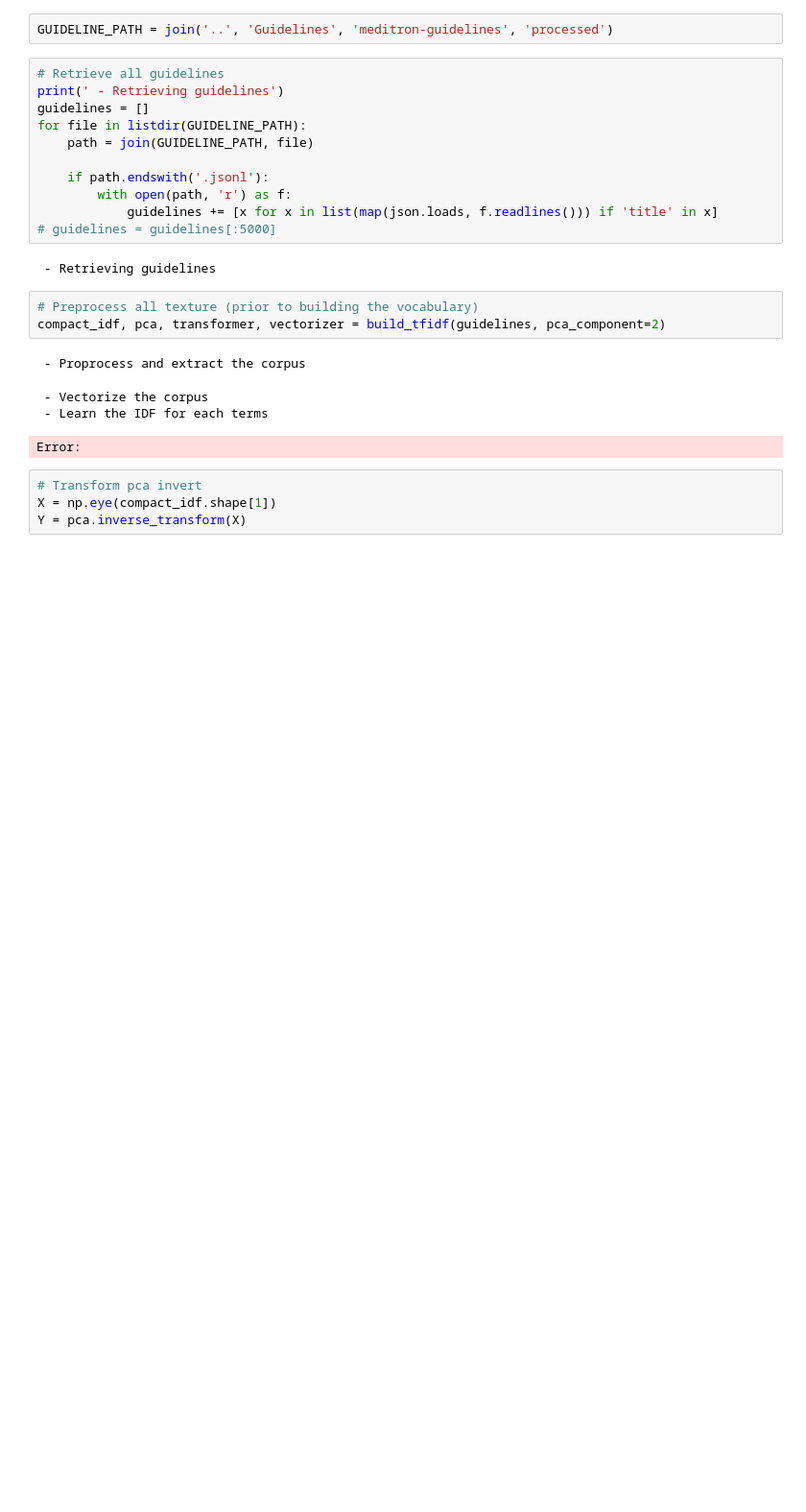
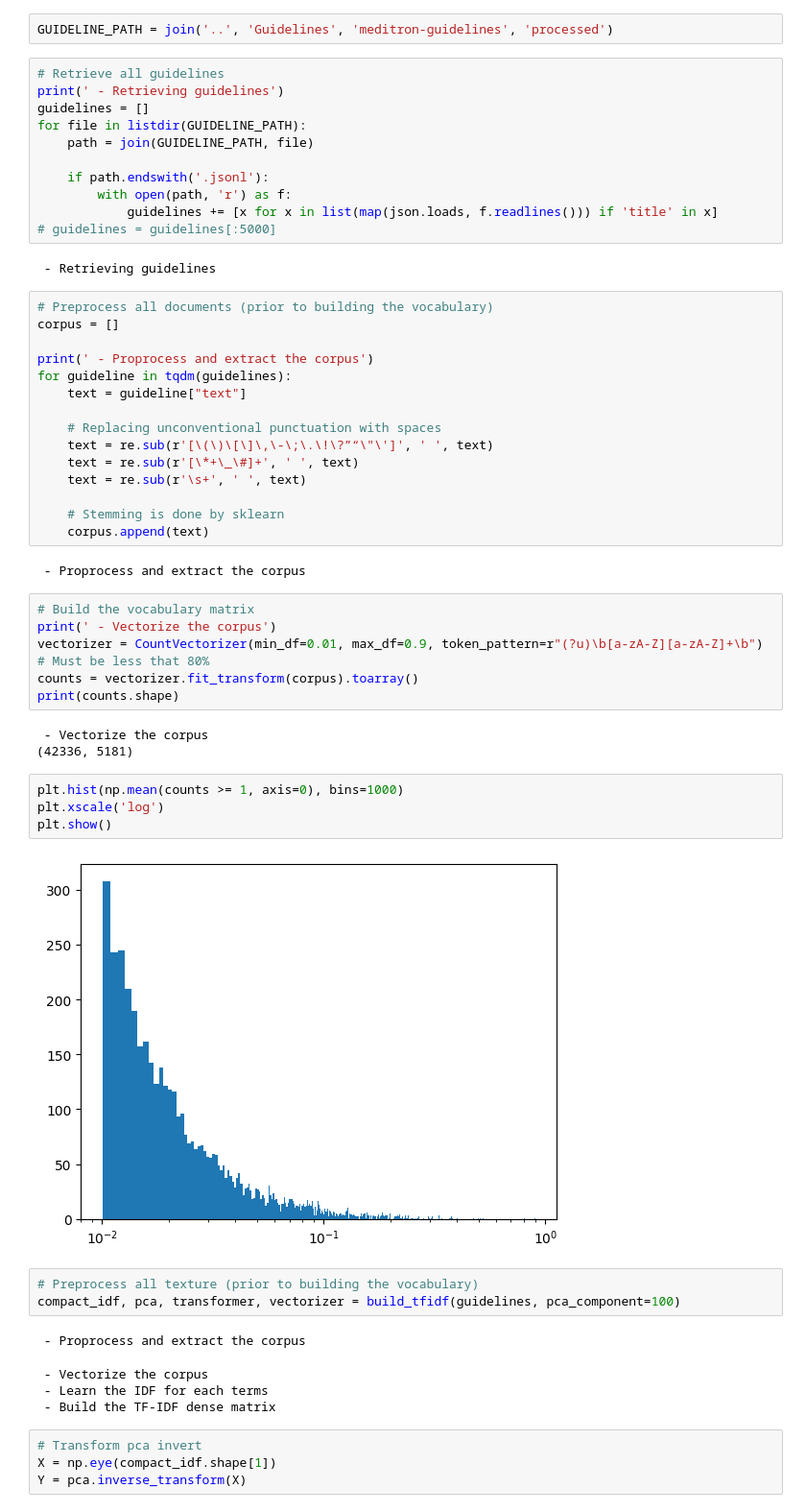
Before and after one commit to lighthea/MiniMeditron-Prototype, a Jupyter notebook: src/notebook.ipynb, the cells around one changed output. Shown at 96% size. Saved outputs shown, nothing was run; the diff lists cells and outputs as text; blank space fills up the shorter version.

```diff
--- a/src/notebook.ipynb
+++ b/src/notebook.ipynb
@@ -63,14 +63,46 @@ for file in listdir(GUIDELINE_PATH):
 # guidelines = guidelines[:5000]
 # %% [output]
  - Retrieving guidelines
+# %%
+# Preprocess all documents (prior to building the vocabulary)
+corpus = []
+
+print(' - Proprocess and extract the corpus')
+for guideline in tqdm(guidelines):
+    text = guideline["text"]
+
+    # Replacing unconventional punctuation with spaces
+    text = re.sub(r'[\(\)\[\]\,\-\;\.\!\?”“\"\']', ' ', text)
+    text = re.sub(r'[\*+\_\#]+', ' ', text)
+    text = re.sub(r'\s+', ' ', text)
+
+    # Stemming is done by sklearn
+    corpus.append(text)
+# %% [output]
+ - Proprocess and extract the corpus
+# %%
+# Build the vocabulary matrix
+print(' - Vectorize the corpus')
+vectorizer = CountVectorizer(min_df=0.01, max_df=0.9, token_pattern=r"(?u)\b[a-zA-Z][a-zA-Z]+\b") # Must be less that 80%
+counts = vectorizer.fit_transform(corpus).toarray()
+print(counts.shape)
+# %% [output]
+ - Vectorize the corpus
+(42336, 5181)
+# %%
+plt.hist(np.mean(counts >= 1, axis=0), bins=1000)
+plt.xscale('log')
+plt.show()
+# %% [output]
+[figure, added]
 # %%
 # Preprocess all texture (prior to building the vocabulary)
-compact_idf, pca, transformer, vectorizer = build_tfidf(guidelines, pca_component=2)
+compact_idf, pca, transformer, vectorizer = build_tfidf(guidelines, pca_component=100)
 # %% [output]
  - Proprocess and extract the corpus
  - Vectorize the corpus
  - Learn the IDF for each terms
+ - Build the TF-IDF dense matrix
-Error:
 # %%
 # Transform pca invert
 X = np.eye(compact_idf.shape[1])
```
Also changed, not shown: parts of 3 cells of this notebook, 1 other file.
